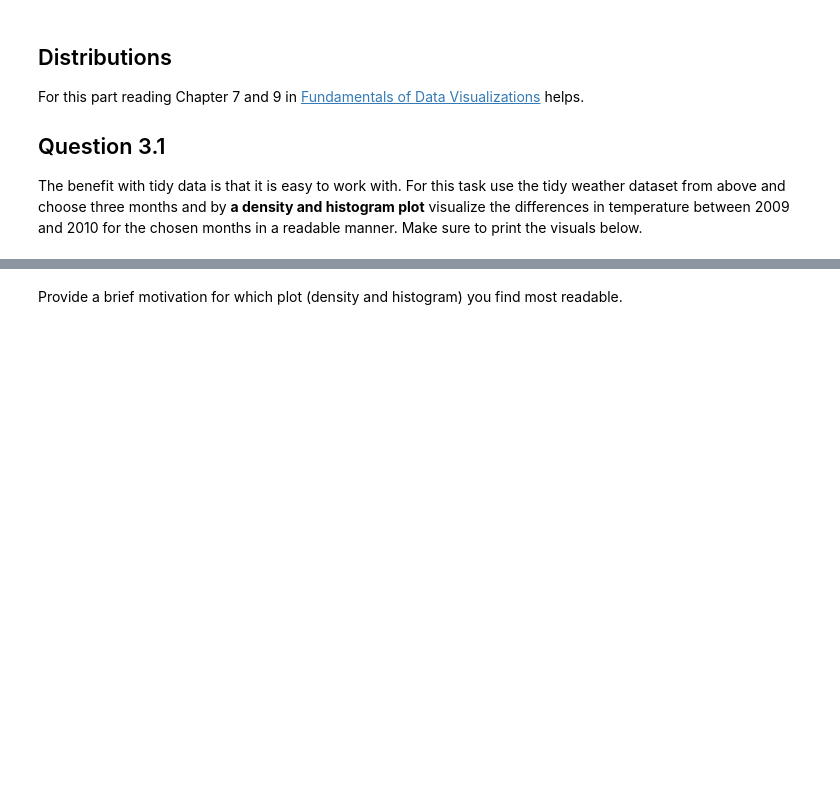
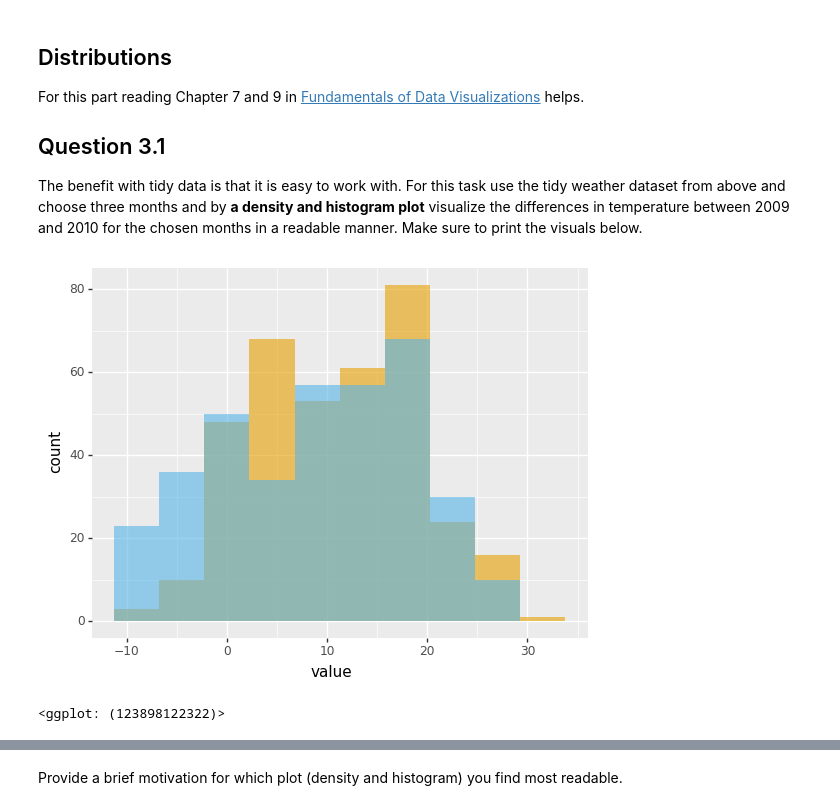
Before and after one commit to AxelEiman/SciVis, a Jupyter notebook: HW1/Homework1.ipynb, the cells around one changed output, grey strips where cells are left out. Drawn from its saved outputs; the diff is of its cells as text; code cells hidden in the pictures; blank space fills up the shorter version.

```diff
--- a/HW1/Homework1.ipynb
+++ b/HW1/Homework1.ipynb
@@ -97,7 +104,7 @@ Datasets are often bigger than above. I have made a subset of the weather data u
 # %%
 # If you have the data in the same directory as your notebook you can use
 # path_data = "Weather_not_tidy.csv"
-path_data = "../Lecture2/Data/Weather_not_tidy.csv"
+path_data = "Weather_not_tidy.csv"
 data_not_tidy = pd.read_csv(path_data)
 data_not_tidy
 # %% [output]
@@ -120,3 +127,5 @@ Transform this dataset into a tidy dataset. Print the table below (as I did abov
 # Insert code here
 
 # Remember to print the table
+weather_tidy = data_not_tidy.melt(id_vars=["month", "day", "hour_of_day"], value_vars=["Temp2009", "Temp2010"], var_name='year')
+weather_tidy
@@ -128,4 +151,19 @@ For this part reading Chapter 7 and 9 in [Fundamentals of Data Visualizations](h
 ## Question 3.1
 
 The benefit with tidy data is that it is easy to work with. For this task use the tidy weather dataset from above and choose three months and by **a density and histogram plot** visualize the differences in temperature between 2009 and 2010 for the chosen months in a readable manner. Make sure to print the visuals below.
+# %%
+# Insert code here for histogram
+%matplotlib inline
+x1 = weather_tidy.loc[weather_tidy["year"] == "Temp2009"]
+x2 = weather_tidy.loc[weather_tidy["year"] == "Temp2010"]
+
+(
+ggplot(data = weather_tidy)
++ geom_histogram(aes(x='value'), fill=cbPalette[0], alpha=0.6, data=x1, bins=10)
++ geom_histogram(aes(x='value'), fill=cbPalette[1], alpha=0.6, data=x2, bins=10)
+)
+# Remember to print the visual
+# %% [output]
+[figure, added]
+<ggplot: (123898122322)>
 # %%
```
Also changed, not shown: parts of 10 cells of this notebook.
